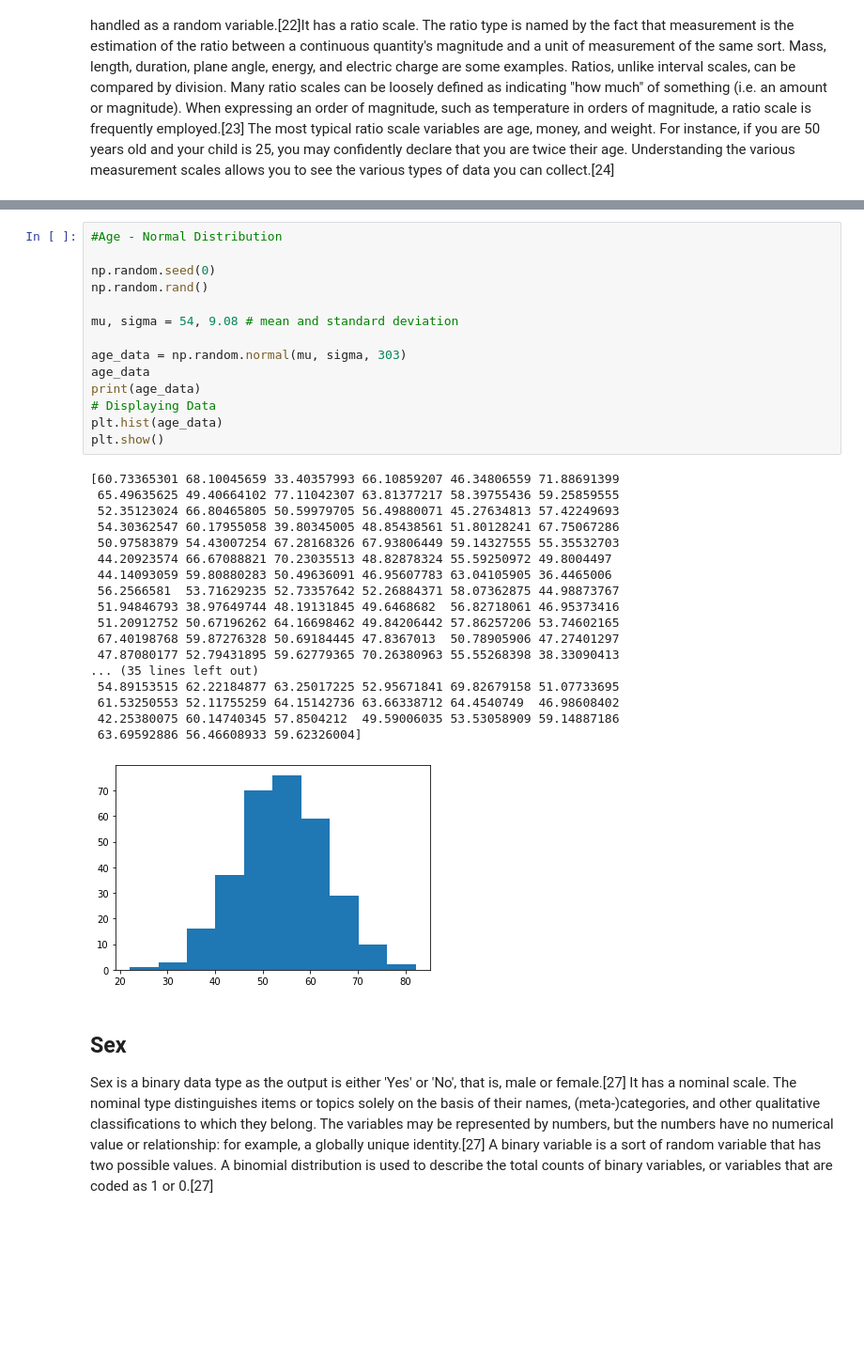
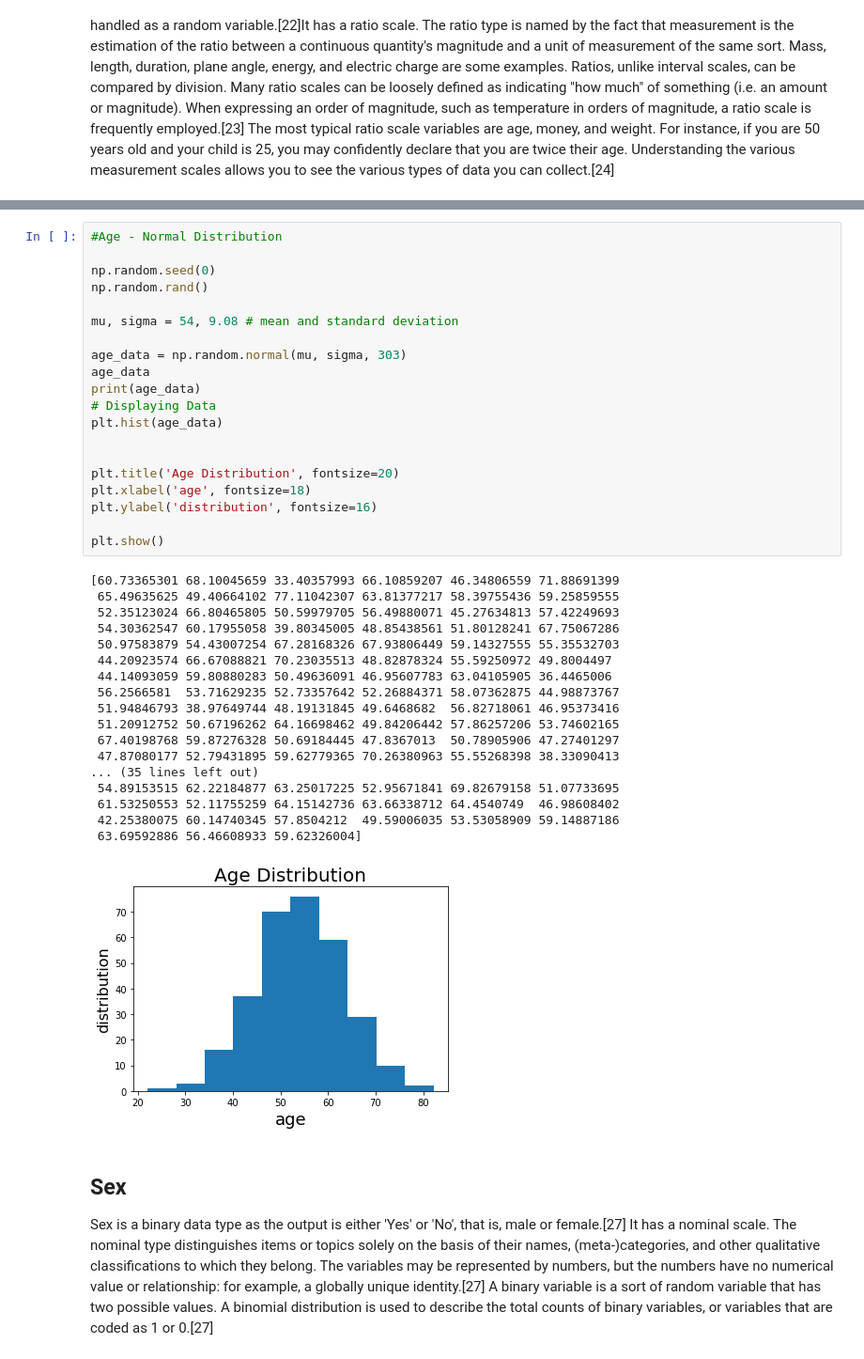
Before and after one commit to Trishmcc/Synthesised_Dataset, a Jupyter notebook: Synthesised_Dataset.ipynb, the cells around one changed output, grey strips where cells are left out. Shown at 94% size. Drawn from its saved outputs; the diff is of its cells as text; blank space fills up the shorter version.

```diff
--- a/Synthesised_Dataset.ipynb
+++ b/Synthesised_Dataset.ipynb
@@ -257,34 +255,40 @@ The distribution's variance is v. A normal deviate is a random variable that has
 
 np.random.seed(0)
 np.random.rand()
 
 mu, sigma = 54, 9.08 # mean and standard deviation
 
 age_data = np.random.normal(mu, sigma, 303)
 age_data
 print(age_data)
 # Displaying Data
 plt.hist(age_data)
+
+
+plt.title('Age Distribution', fontsize=20)
+plt.xlabel('age', fontsize=18)
+plt.ylabel('distribution', fontsize=16)
+
 plt.show()
 # %% [output]
 [60.73365301 68.10045659 33.40357993 66.10859207 46.34806559 71.88691399
  65.49635625 49.40664102 77.11042307 63.81377217 58.39755436 59.25859555
  52.35123024 66.80465805 50.59979705 56.49880071 45.27634813 57.42249693
  54.30362547 60.17955058 39.80345005 48.85438561 51.80128241 67.75067286
  50.97583879 54.43007254 67.28168326 67.93806449 59.14327555 55.35532703
  44.20923574 66.67088821 70.23035513 48.82878324 55.59250972 49.8004497
  44.14093059 59.80880283 50.49636091 46.95607783 63.04105905 36.4465006
  56.2566581  53.71629235 52.73357642 52.26884371 58.07362875 44.98873767
  51.94846793 38.97649744 48.19131845 49.6468682  56.82718061 46.95373416
  51.20912752 50.67196262 64.16698462 49.84206442 57.86257206 53.74602165
  67.40198768 59.87276328 50.69184445 47.8367013  50.78905906 47.27401297
  47.87080177 52.79431895 59.62779365 70.26380963 55.55268398 38.33090413
 ... (35 lines left out)
  54.89153515 62.22184877 63.25017225 52.95671841 69.82679158 51.07733695
  61.53250553 52.11755259 64.15142736 63.66338712 64.4540749  46.98608402
  42.25380075 60.14740345 57.8504212  49.59006035 53.53058909 59.14887186
  63.69592886 56.46608933 59.62326004]
-[figure, old version]
+[figure, new version]
 # %% [markdown]
 ## Sex
 Sex is a binary data type as the output is either 'Yes' or 'No', that is, male or female.[27] It has a nominal scale. The nominal type distinguishes items or topics solely on the basis of their names, (meta-)categories, and other qualitative classifications to which they belong. The variables may be represented by numbers, but the numbers have no numerical value or relationship: for example, a globally unique identity.[27] A binary variable is a sort of random variable that has two possible values. A binomial distribution is used to describe the total counts of binary variables, or variables that are coded as 1 or 0.[27]
```
Also changed, not shown: parts of 21 cells of this notebook.
